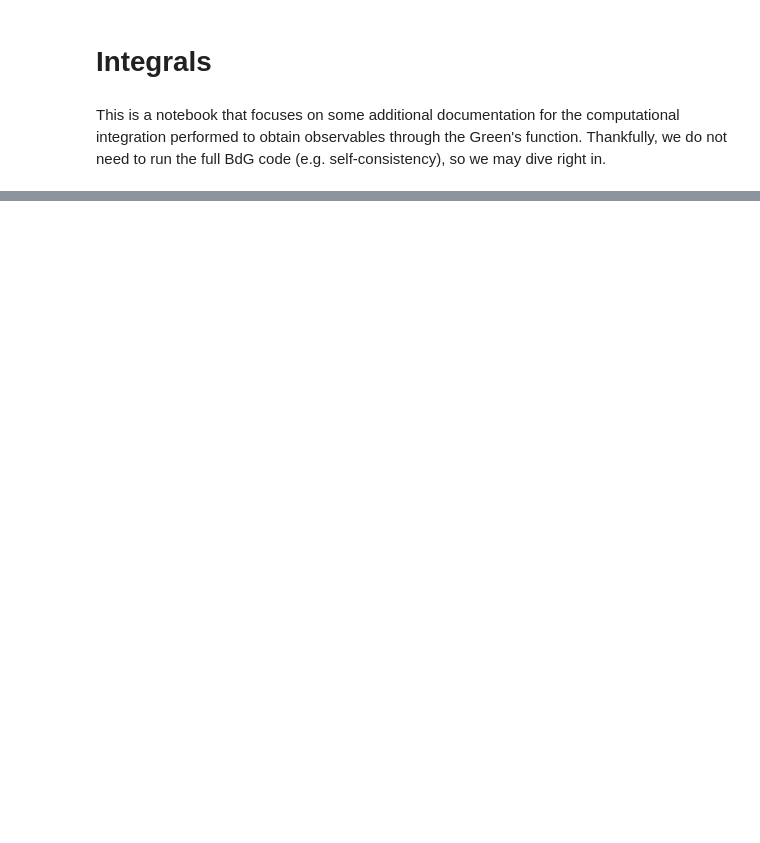
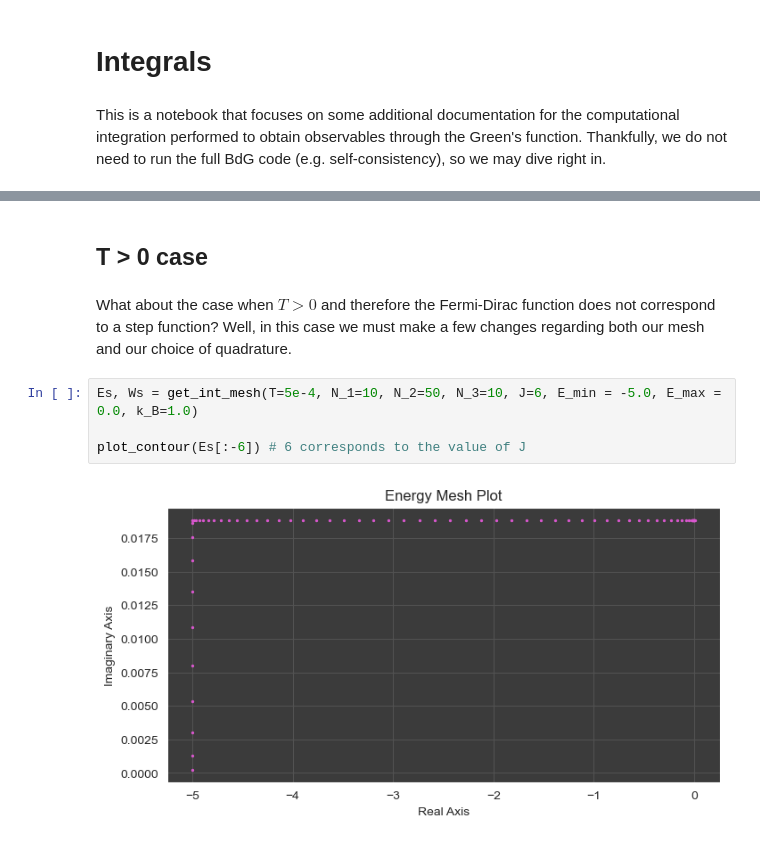
Before and after one commit to srigas/topological_superconductivity, a Jupyter notebook: docs/3. Integrals/Integrals.ipynb, the cells around one changed output, grey strips where cells are left out. Cells and saved outputs as stored; diff of their text form; blank space fills up the shorter version.

```diff
--- a/docs/3. Integrals/Integrals.ipynb
+++ b/docs/3. Integrals/Integrals.ipynb
@@ -44,0 +88,10 @@ Let us now focus on the energy mesh alone. If we depict it via a scatter plot, w
+# %% [markdown]
+## T > 0 case
+# %% [markdown]
+What about the case when $T > 0$ and therefore the Fermi-Dirac function does not correspond to a step function? Well, in this case we must make a few changes regarding both our mesh and our choice of quadrature.
+# %%
+Es, Ws = get_int_mesh(T=5e-4, N_1=10, N_2=50, N_3=10, J=6, E_min = -5.0, E_max = 0.0, k_B=1.0)
+
+plot_contour(Es[:-6]) # 6 corresponds to the value of J
+# %% [output]
+[figure, added]
```
Also changed, not shown: parts of 21 cells of this notebook, 3 other files.
